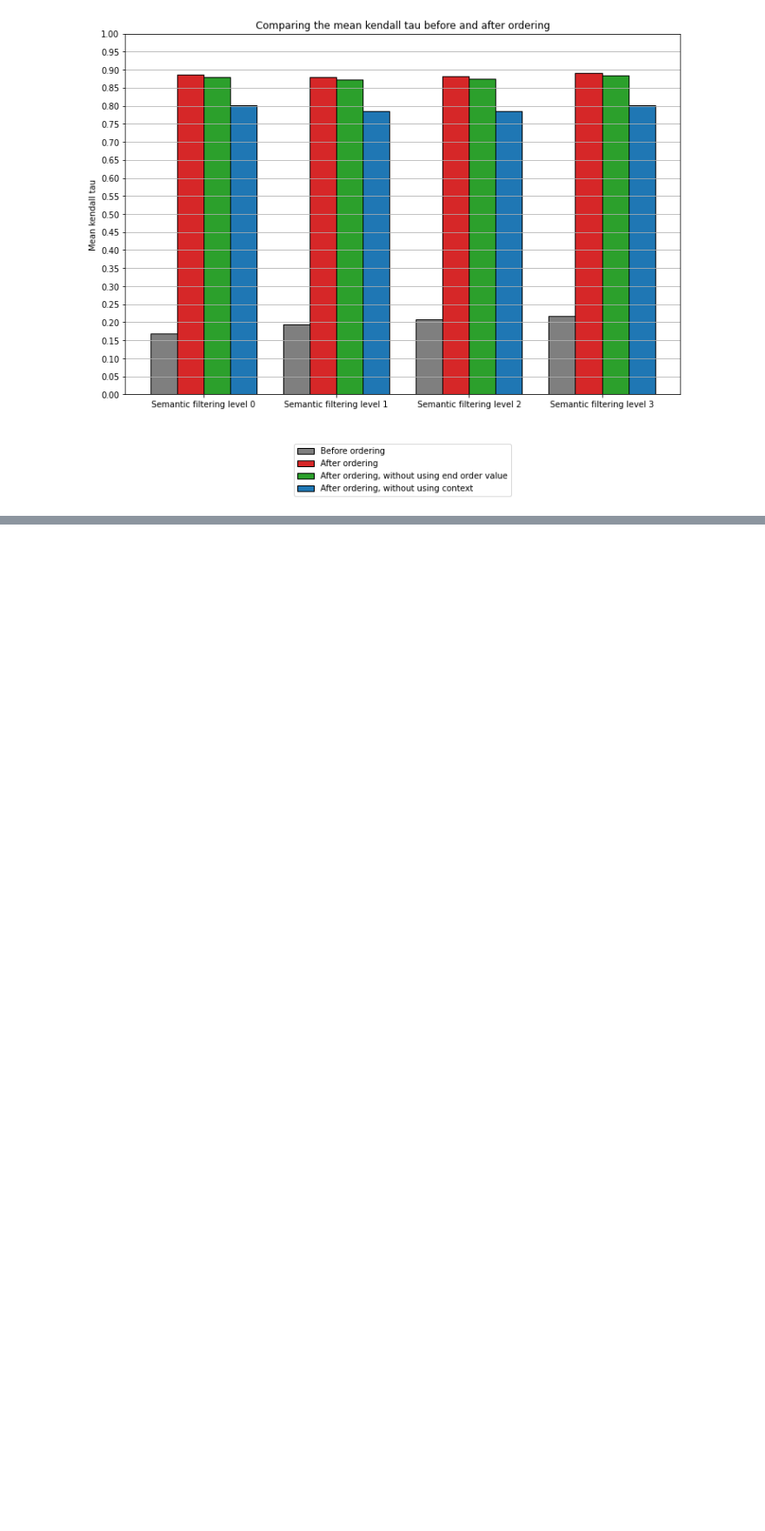
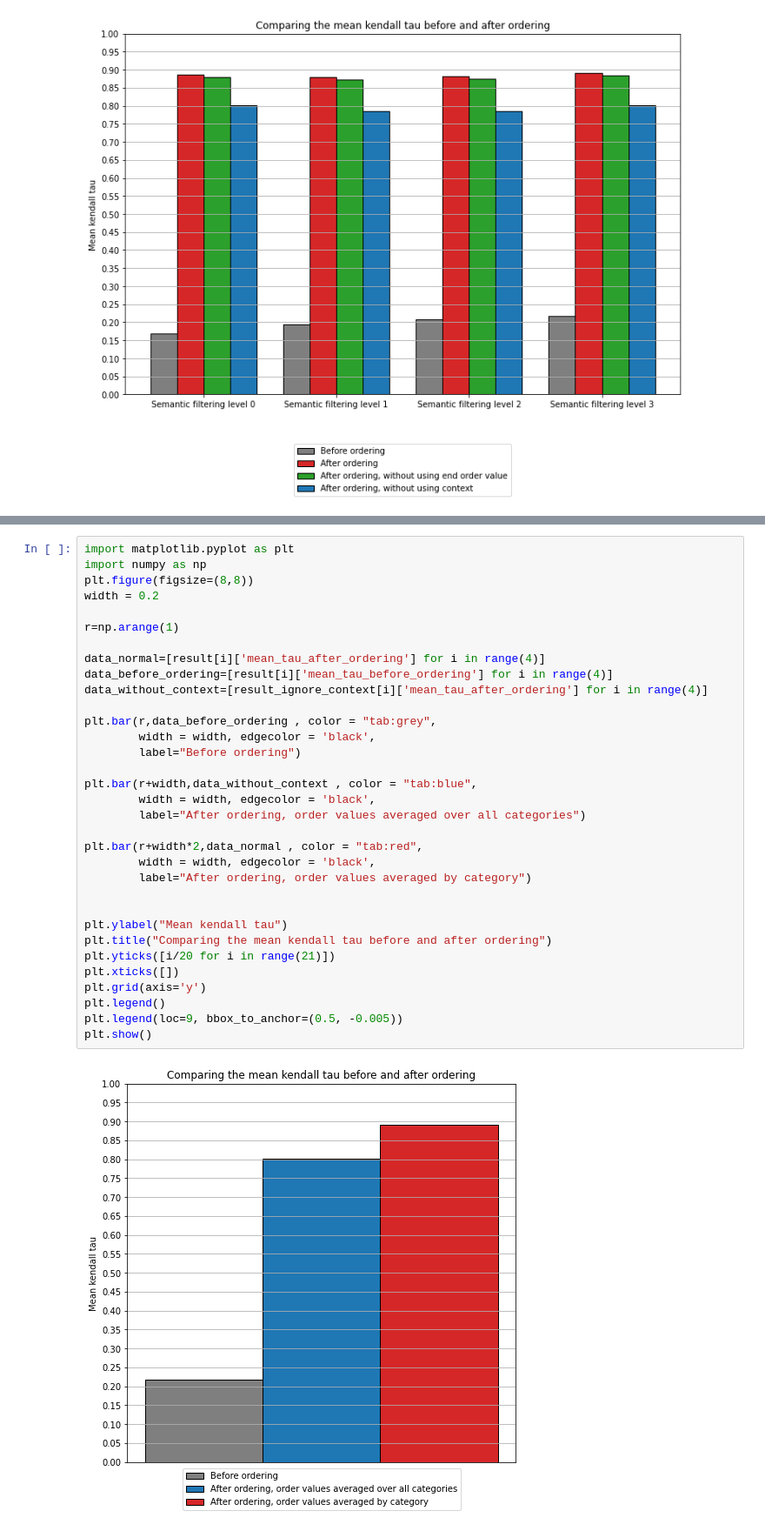
Before and after one commit to SergiyGolov/wikipedia_section_recommendation, a Jupyter notebook: 3-experiments_eval/6-eval_section_ordering.ipynb, the cells around one changed output, grey strips where cells are left out. Shown at 87% size. Saved outputs shown, nothing was run; the diff lists cells and outputs as text; blank space fills up the shorter version.

```diff
--- a/3-experiments_eval/6-eval_section_ordering.ipynb
+++ b/3-experiments_eval/6-eval_section_ordering.ipynb
@@ -92,0 +124,35 @@ plt.show()
+# %%
+import matplotlib.pyplot as plt
+import numpy as np
+plt.figure(figsize=(8,8))
+width = 0.2
+
+r=np.arange(1)
+
+data_normal=[result[i]['mean_tau_after_ordering'] for i in range(4)]
+data_before_ordering=[result[i]['mean_tau_before_ordering'] for i in range(4)]
+data_without_context=[result_ignore_context[i]['mean_tau_after_ordering'] for i in range(4)]
+
+plt.bar(r,data_before_ordering , color = "tab:grey",
+        width = width, edgecolor = 'black',
+        label="Before ordering")
+
+plt.bar(r+width,data_without_context , color = "tab:blue",
+        width = width, edgecolor = 'black',
+        label="After ordering, order values averaged over all categories")
+
+plt.bar(r+width*2,data_normal , color = "tab:red",
+        width = width, edgecolor = 'black',
+        label="After ordering, order values averaged by category")
+
+
+plt.ylabel("Mean kendall tau")
+plt.title("Comparing the mean kendall tau before and after ordering")
+plt.yticks([i/20 for i in range(21)])
+plt.xticks([])
+plt.grid(axis='y')
+plt.legend()
+plt.legend(loc=9, bbox_to_anchor=(0.5, -0.005))
+plt.show()
+# %% [output]
+[figure, added]
```
Also changed, not shown: parts of 3 cells of this notebook, 9 other files.
